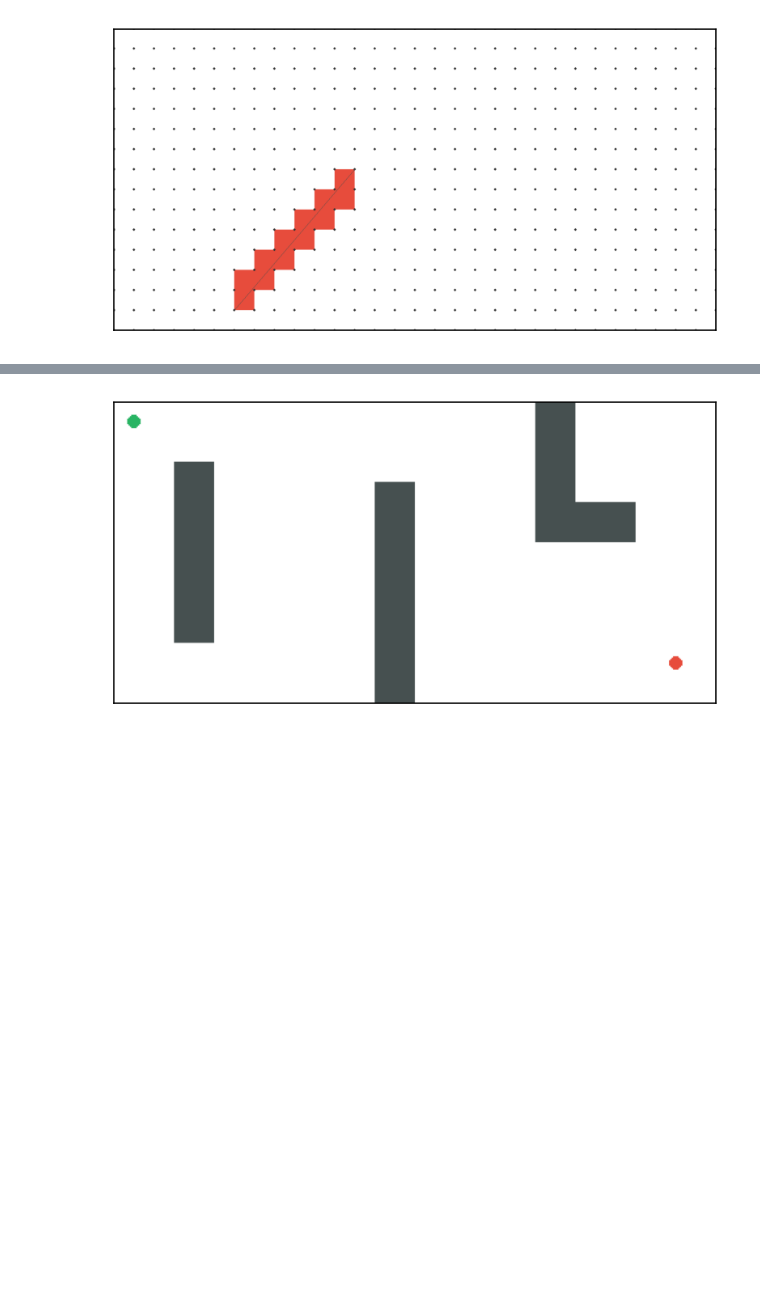
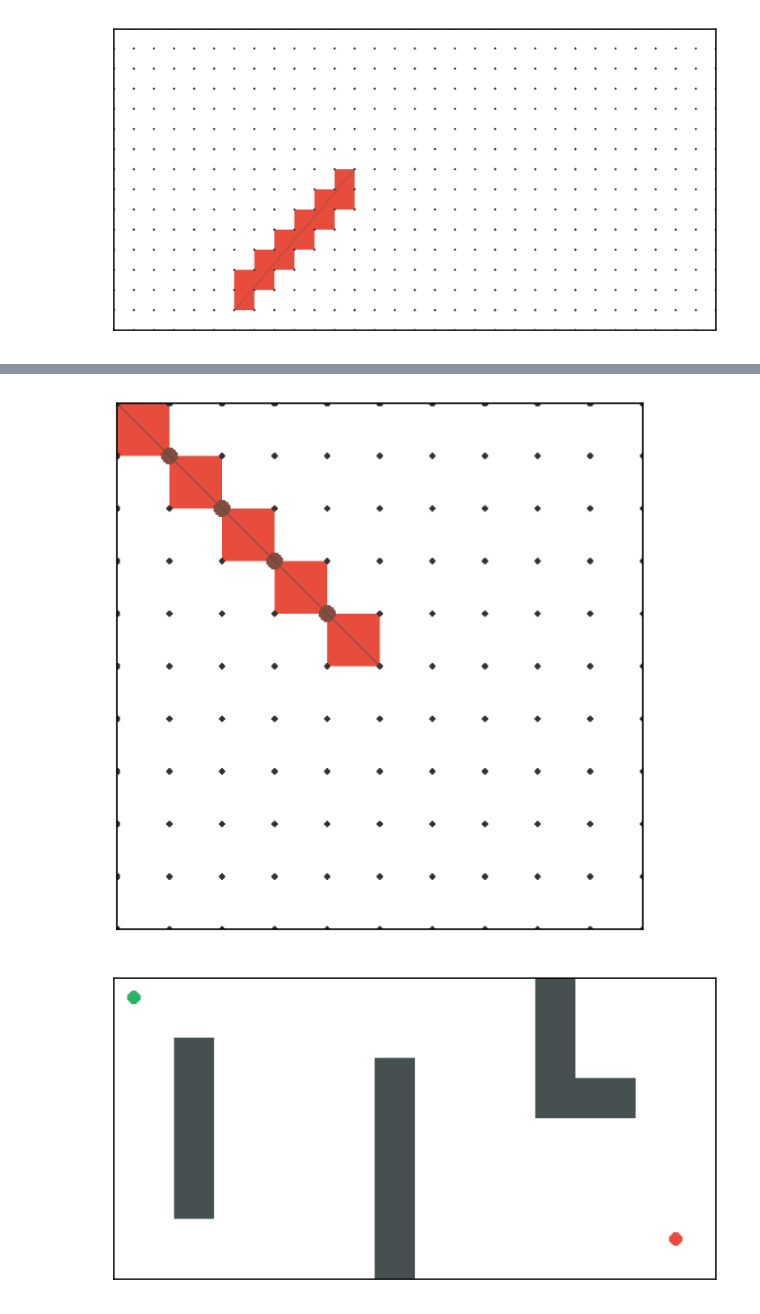
Before and after one commit to machine-solution/heuristic_search_any_angle, a Jupyter notebook: theta/running_example_theta.ipynb, the cells around one changed output, grey strips where cells are left out. Cells and saved outputs as stored; diff of their text form; code cells hidden in the pictures; blank space fills up the shorter version.

```diff
--- a/theta/running_example_theta.ipynb
+++ b/theta/running_example_theta.ipynb
@@ -62,3 +71,7 @@ draw_intersect(10, 10, 0, 0, 3, 9)
+# %%
+draw_intersect(10, 10, 0, 0, 5, 5)
+# %% [output]
+[figure, added]
 # %%
 def draw(grid_map, start = None, goal = None, path = None,
          nodes_opened = None, nodes_expanded = None, nodes_reexpanded = None):
```
Also changed, not shown: parts of 12 cells of this notebook, 1 other file.
